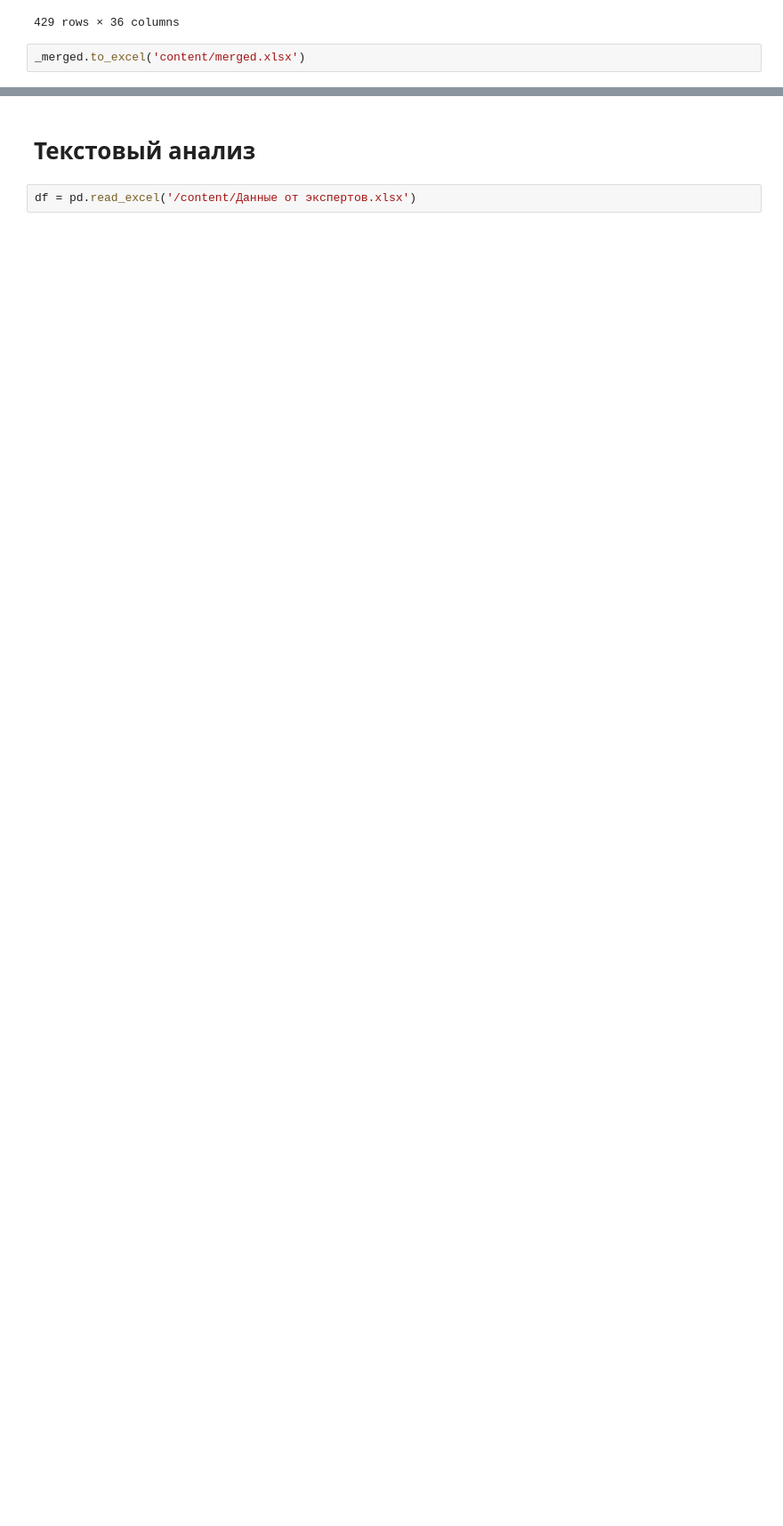
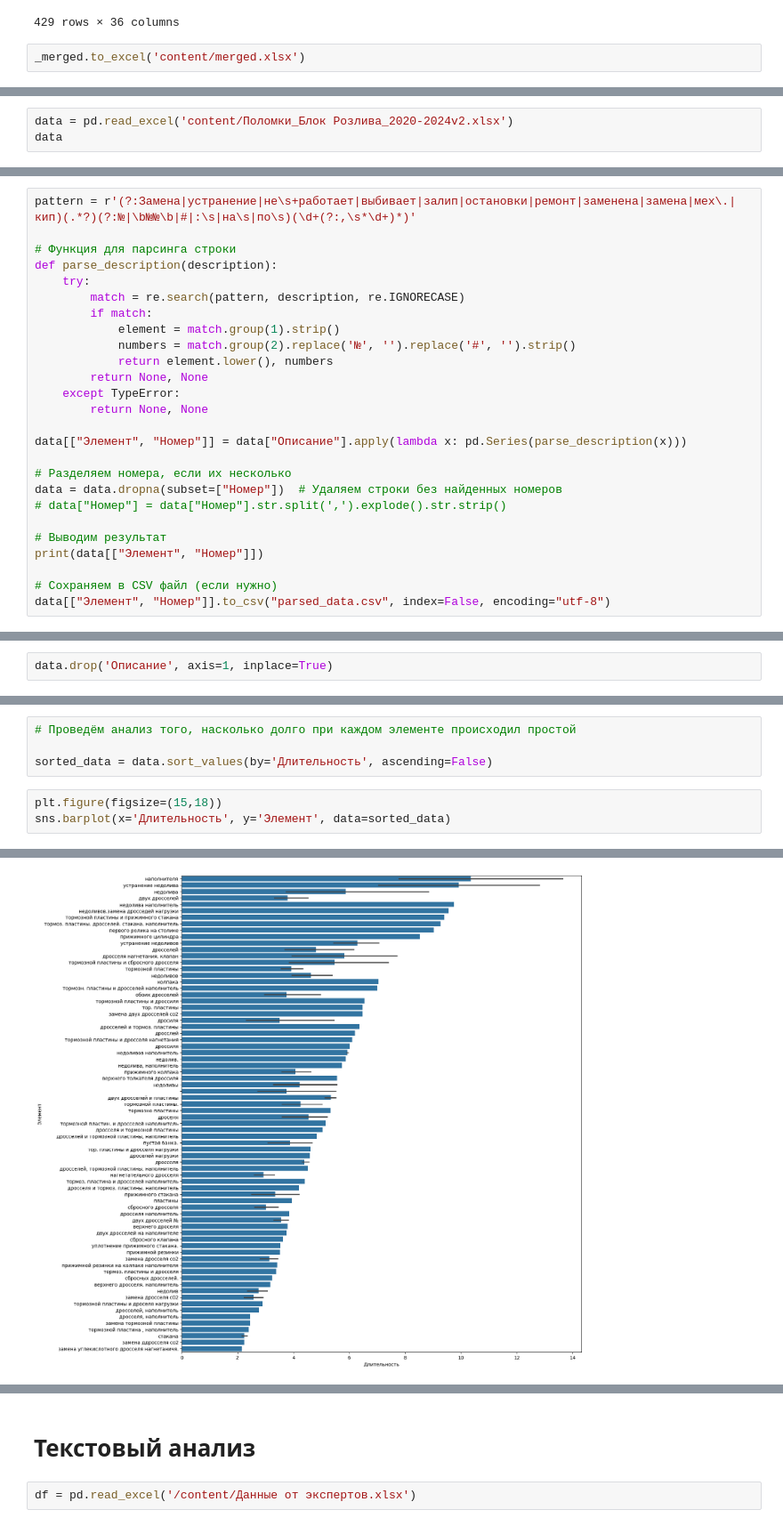
Before and after one commit to MBFROBO/hack_baltica, a Jupyter notebook: data_scanning.ipynb, the cells around one changed output, grey strips where cells are left out. Shown at 89% size. Drawn from its saved outputs; the diff is of its cells as text; blank space fills up the shorter version.

```diff
--- a/data_scanning.ipynb
+++ b/data_scanning.ipynb
@@ -64,0 +67,3 @@ _merged.to_excel('content/merged.xlsx')
+# %%
+data = pd.read_excel('content/Поломки_Блок Розлива_2020-2024v2.xlsx')
+data
@@ -64,0 +84,26 @@ _merged.to_excel('content/merged.xlsx')
+# %%
+pattern = r'(?:Замена|устранение|не\s+работает|выбивает|залип|остановки|ремонт|заменена|замена|мех\.|кип)(.*?)(?:№|\b№№\b|#|:\s|на\s|по\s)(\d+(?:,\s*\d+)*)'
+
+# Функция для парсинга строки
+def parse_description(description):
+	try:
+		match = re.search(pattern, description, re.IGNORECASE)
+		if match:
+			element = match.group(1).strip()
+			numbers = match.group(2).replace('№', '').replace('#', '').strip()
+			return element.lower(), numbers
+		return None, None
+	except TypeError:
+		return None, None
+
+data[["Элемент", "Номер"]] = data["Описание"].apply(lambda x: pd.Series(parse_description(x)))
+
+# Разделяем номера, если их несколько
+data = data.dropna(subset=["Номер"])  # Удаляем строки без найденных номеров
+# data["Номер"] = data["Номер"].str.split(',').explode().str.strip()
+
+# Выводим результат
+print(data[["Элемент", "Номер"]])
+
+# Сохраняем в CSV файл (если нужно)
+data[["Элемент", "Номер"]].to_csv("parsed_data.csv", index=False, encoding="utf-8")
@@ -64,0 +125,2 @@ _merged.to_excel('content/merged.xlsx')
+# %%
+data.drop('Описание', axis=1, inplace=True)
@@ -64,0 +136,8 @@ _merged.to_excel('content/merged.xlsx')
+# %%
+# Проведём анализ того, насколько долго при каждом элементе происходил простой
+
+sorted_data = data.sort_values(by='Длительность', ascending=False)
+# %%
+plt.figure(figsize=(15,18))
+sns.barplot(x='Длительность', y='Элемент', data=sorted_data)
+# %% [output]
@@ -64,0 +145 @@ _merged.to_excel('content/merged.xlsx')
+[figure, added]
```
Also changed, not shown: parts of 14 cells of this notebook, 3 other files.
